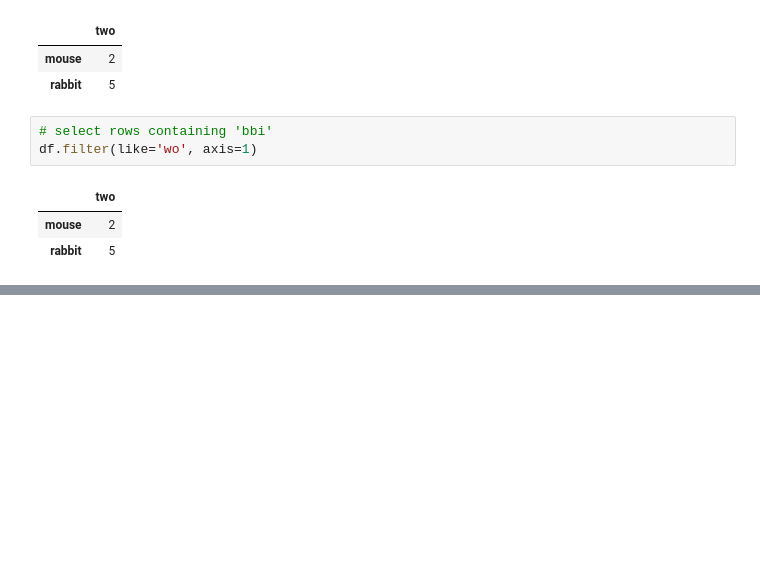
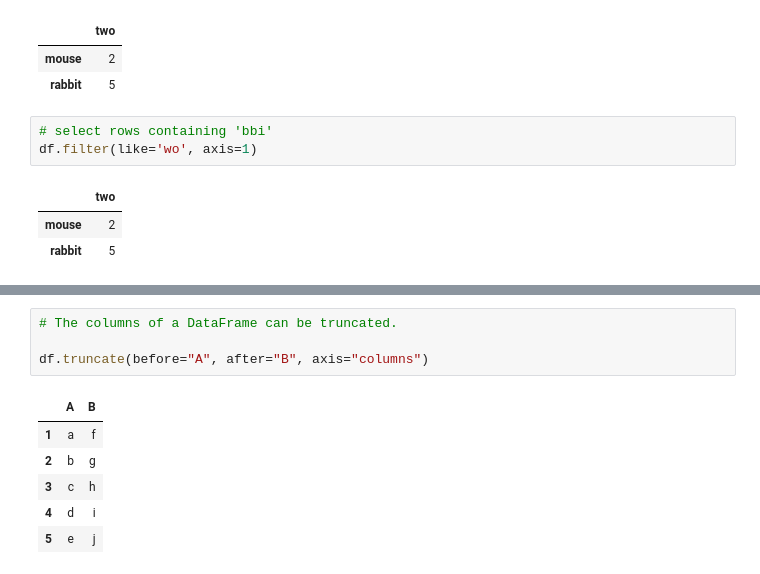
Before and after one commit to tinh2044/python, a Jupyter notebook: machine_learning/pandas/pandas_org/Guide/Data_Frame_Api/Reindexing_selection_label_manipulation.ipynb, the cells around one changed output, grey strips where cells are left out. Drawn from its saved outputs; the diff is of its cells as text; blank space fills up the shorter version.

```diff
--- a/machine_learning/pandas/pandas_org/Guide/Data_Frame_Api/Reindexing_selection_label_manipulation.ipynb
+++ b/machine_learning/pandas/pandas_org/Guide/Data_Frame_Api/Reindexing_selection_label_manipulation.ipynb
@@ -352,0 +423,11 @@ df.filter(like='wo', axis=1)
+# %%
+# The columns of a DataFrame can be truncated.
+
+df.truncate(before="A", after="B", axis="columns")
+# %% [output]
+|  | A | B |
+| 1 | a | f |
+| 2 | b | g |
+| 3 | c | h |
+| 4 | d | i |
+| 5 | e | j |
```
Also changed, not shown: parts of 12 cells of this notebook.
